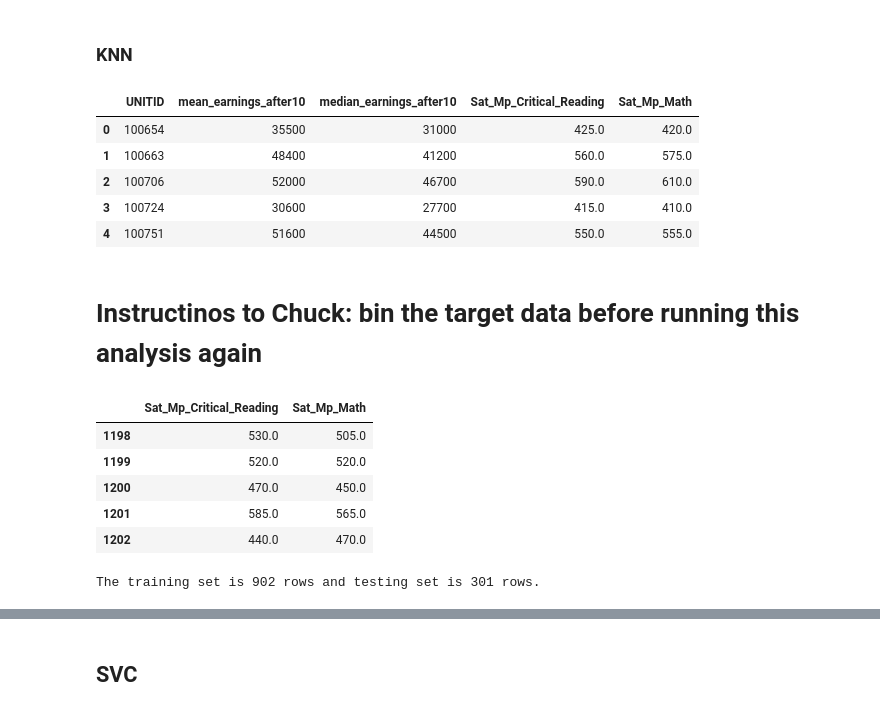
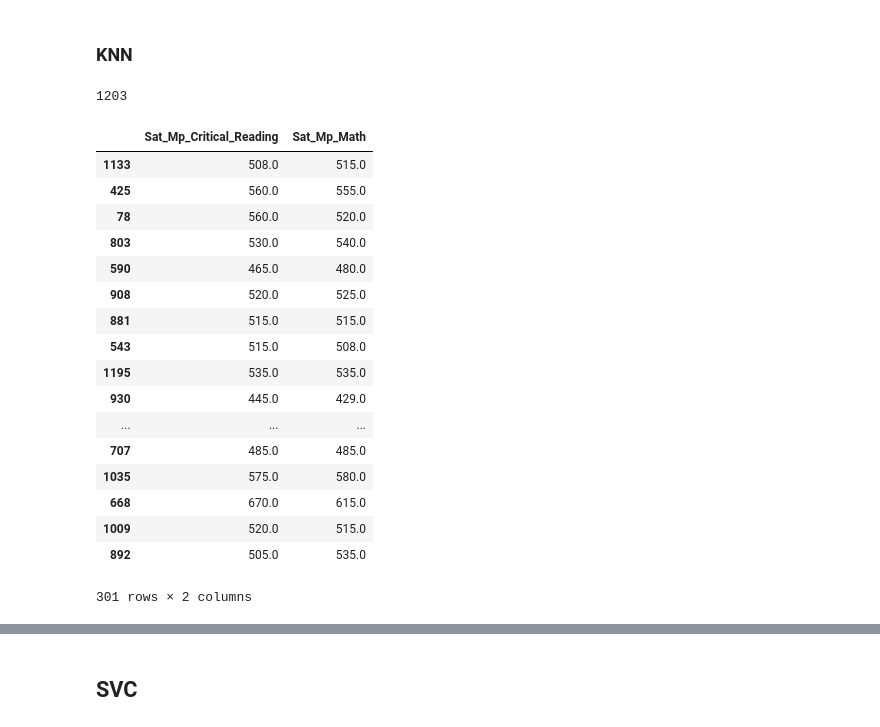
Before and after one commit to ChuckVanHoff/never-shave, a Jupyter notebook: Model From SAT Requirements.ipynb, the cells around one changed output, grey strips where cells are left out. Saved outputs shown, nothing was run; the diff lists cells and outputs as text; code cells hidden in the pictures.

```diff
--- a/Model From SAT Requirements.ipynb
+++ b/Model From SAT Requirements.ipynb
@@ -24,27 +35,10 @@ import matplotlib.pyplot as plt
 # %% [markdown]
 ### KNN
-# %%
-# Pull in the data
-df = pd.read_csv('Data/data_for_SAT_model.csv')
-df.head()
-# %% [output]
-|  | UNITID | mean_earnings_after10 | median_earnings_after10 | Sat_Mp_Critical_Reading | Sat_Mp_Math |
-| 0 | 100654 | 35500 | 31000 | 425.0 | 420.0 |
-| 1 | 100663 | 48400 | 41200 | 560.0 | 575.0 |
-| 2 | 100706 | 52000 | 46700 | 590.0 | 610.0 |
-| 3 | 100724 | 30600 | 27700 | 415.0 | 410.0 |
-| 4 | 100751 | 51600 | 44500 | 550.0 | 555.0 |
-# %% [markdown]
-# Instructinos to Chuck: bin the target data before running this analysis again
 # %%
 # Seaparte the target data from the predictor data and drop the 'name' and 'group' columns
 target = df['mean_earnings_after10']
 data = df.drop(['UNITID', 'median_earnings_after10', 'mean_earnings_after10'], axis = 1)
 data.tail()
+len(data)
 # %% [output]
-|  | Sat_Mp_Critical_Reading | Sat_Mp_Math |
-| 1198 | 530.0 | 505.0 |
-| 1199 | 520.0 | 520.0 |
-| 1200 | 470.0 | 450.0 |
-| 1201 | 585.0 | 565.0 |
-| 1202 | 440.0 | 470.0 |
+1203
@@ -51,11 +58,29 @@ data.tail()
 # %%
 # Split the data sets into test and training subsets
-X_train, X_test, y_train, y_test = train_test_split(data, target, random_state=42)
+# X_train, X_test, y_train, y_test = train_test_split(data, target, random_state=42)
 
 # Check to see how the data was split
-print(f'The training set is {len(X_train)} rows and testing set is {len(X_test)} rows.')
+# print(f'The training set is {len(X_train)} rows and testing set is {len(X_test)} rows.')
+X_test
 # %% [output]
+|  | Sat_Mp_Critical_Reading | Sat_Mp_Math |
+| 1133 | 508.0 | 515.0 |
+| 425 | 560.0 | 555.0 |
+| 78 | 560.0 | 520.0 |
+| 803 | 530.0 | 540.0 |
+| 590 | 465.0 | 480.0 |
+| 908 | 520.0 | 525.0 |
+| 881 | 515.0 | 515.0 |
+| 543 | 515.0 | 508.0 |
+| 1195 | 535.0 | 535.0 |
+| 930 | 445.0 | 429.0 |
+| ... | ... | ... |
+| 707 | 485.0 | 485.0 |
+| 1035 | 575.0 | 580.0 |
+| 668 | 670.0 | 615.0 |
+| 1009 | 520.0 | 515.0 |
+| 892 | 505.0 | 535.0 |
-The training set is 902 rows and testing set is 301 rows.
+301 rows × 2 columns
 # %%
 # Loop through different k values to see which has the highest accuracy
 # Note: We only use odd numbers because we don't want any ties
```
Also changed, not shown: parts of 6 cells of this notebook.
